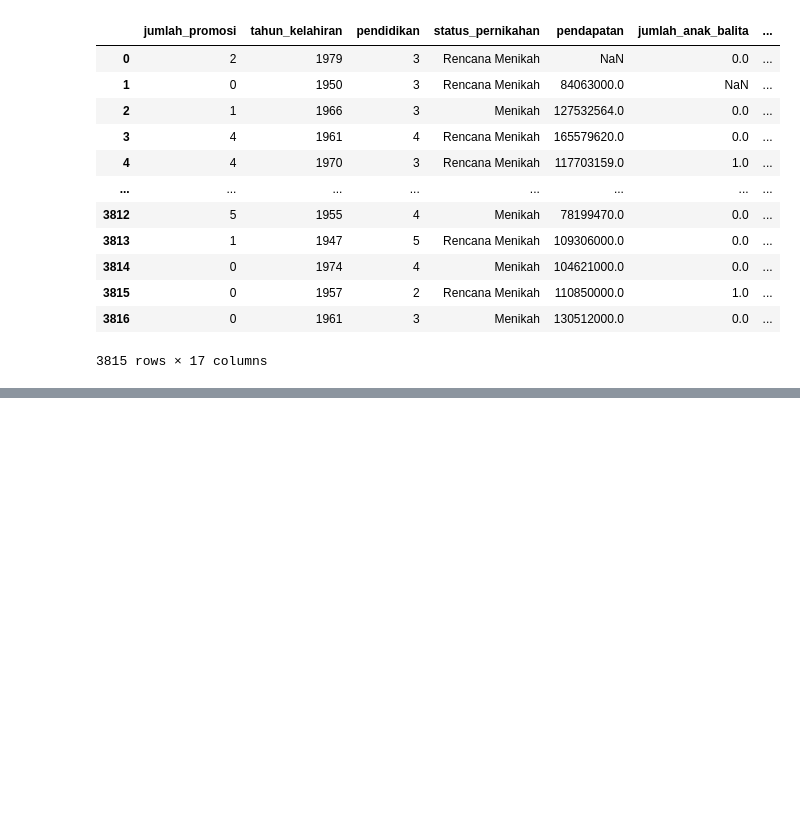
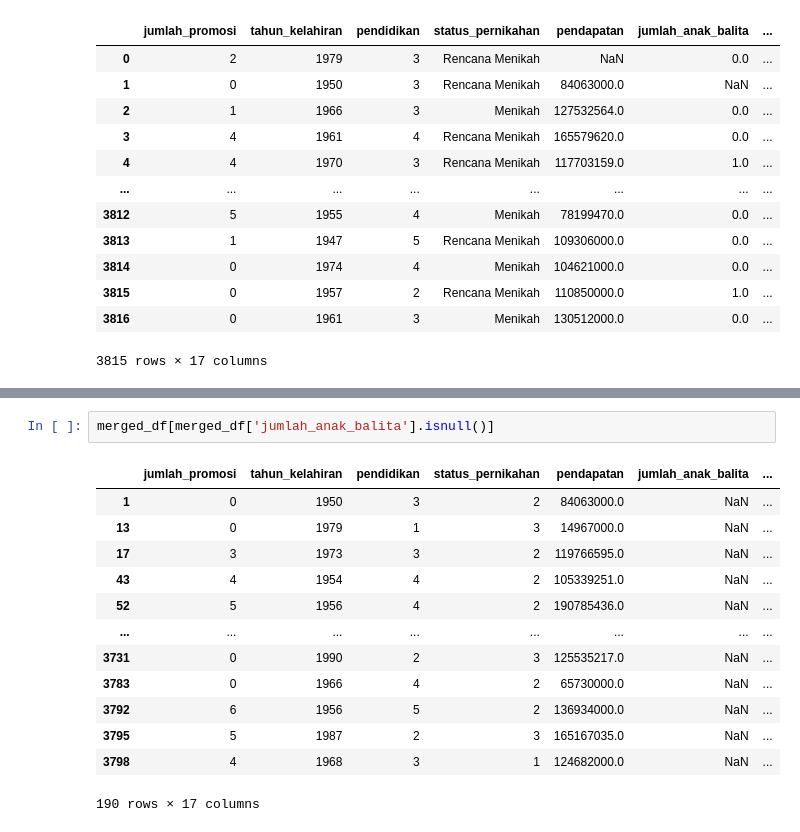
Before and after one commit to xylamaharani/FindIT-Kaggle-Competition, a Jupyter notebook: notebook.ipynb, the cells around one changed output, grey strips where cells are left out. Saved outputs shown, nothing was run; the diff lists cells and outputs as text; blank space fills up the shorter version.

```diff
--- a/notebook.ipynb
+++ b/notebook.ipynb
@@ -177,0 +266,16 @@ merged_df
+# %%
+merged_df[merged_df['jumlah_anak_balita'].isnull()]
+# %% [output]
+|  | jumlah_promosi | tahun_kelahiran | pendidikan | status_pernikahan | pendapatan | jumlah_anak_balita | ... |
+| 1 | 0 | 1950 | 3 | 2 | 84063000.0 | NaN | ... |
+| 13 | 0 | 1979 | 1 | 3 | 14967000.0 | NaN | ... |
+| 17 | 3 | 1973 | 3 | 2 | 119766595.0 | NaN | ... |
+| 43 | 4 | 1954 | 4 | 2 | 105339251.0 | NaN | ... |
+| 52 | 5 | 1956 | 4 | 2 | 190785436.0 | NaN | ... |
+| ... | ... | ... | ... | ... | ... | ... | ... |
+| 3731 | 0 | 1990 | 2 | 3 | 125535217.0 | NaN | ... |
+| 3783 | 0 | 1966 | 4 | 2 | 65730000.0 | NaN | ... |
+| 3792 | 6 | 1956 | 5 | 2 | 136934000.0 | NaN | ... |
+| 3795 | 5 | 1987 | 2 | 3 | 165167035.0 | NaN | ... |
+| 3798 | 4 | 1968 | 3 | 1 | 124682000.0 | NaN | ... |
+190 rows × 17 columns
```
Also changed, not shown: parts of 22 cells of this notebook, 1 other file.
